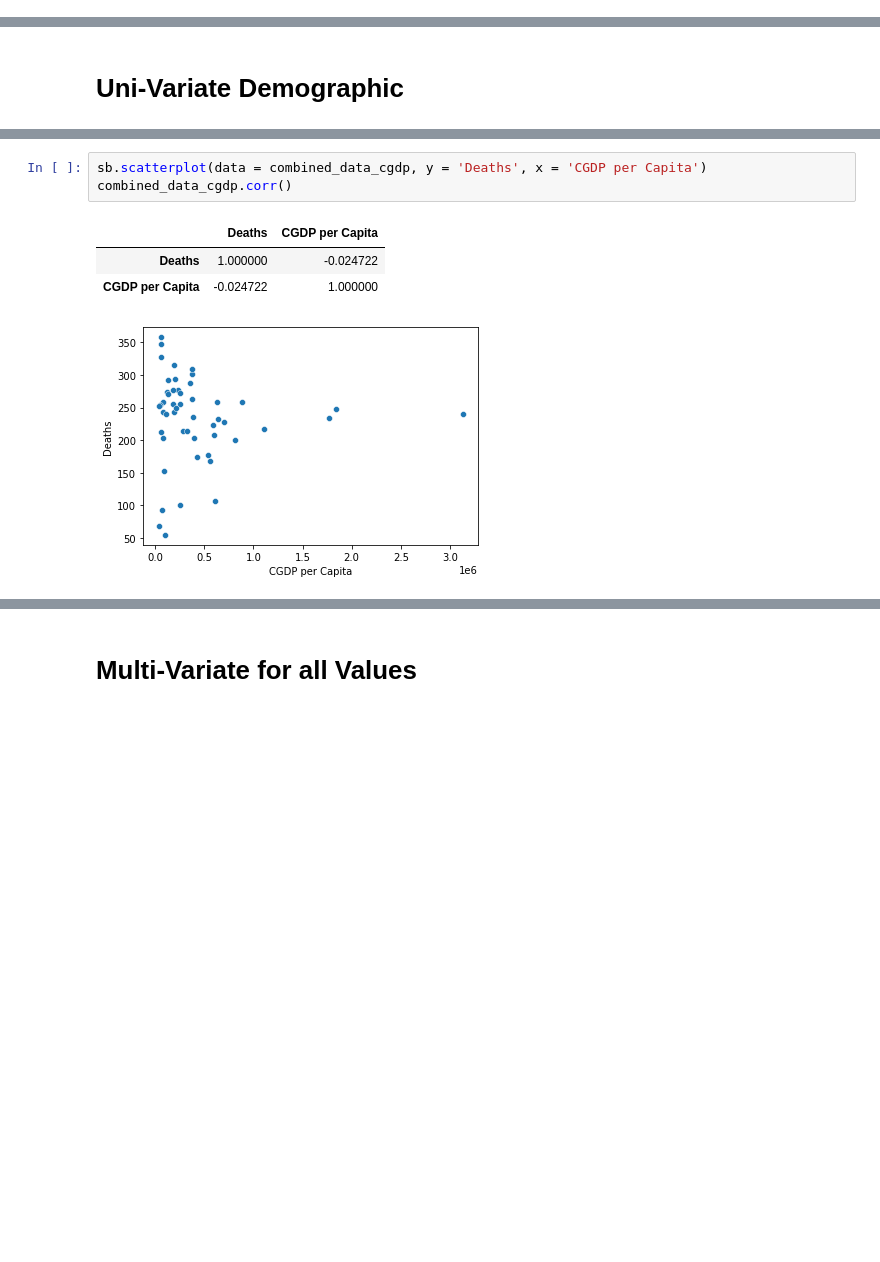
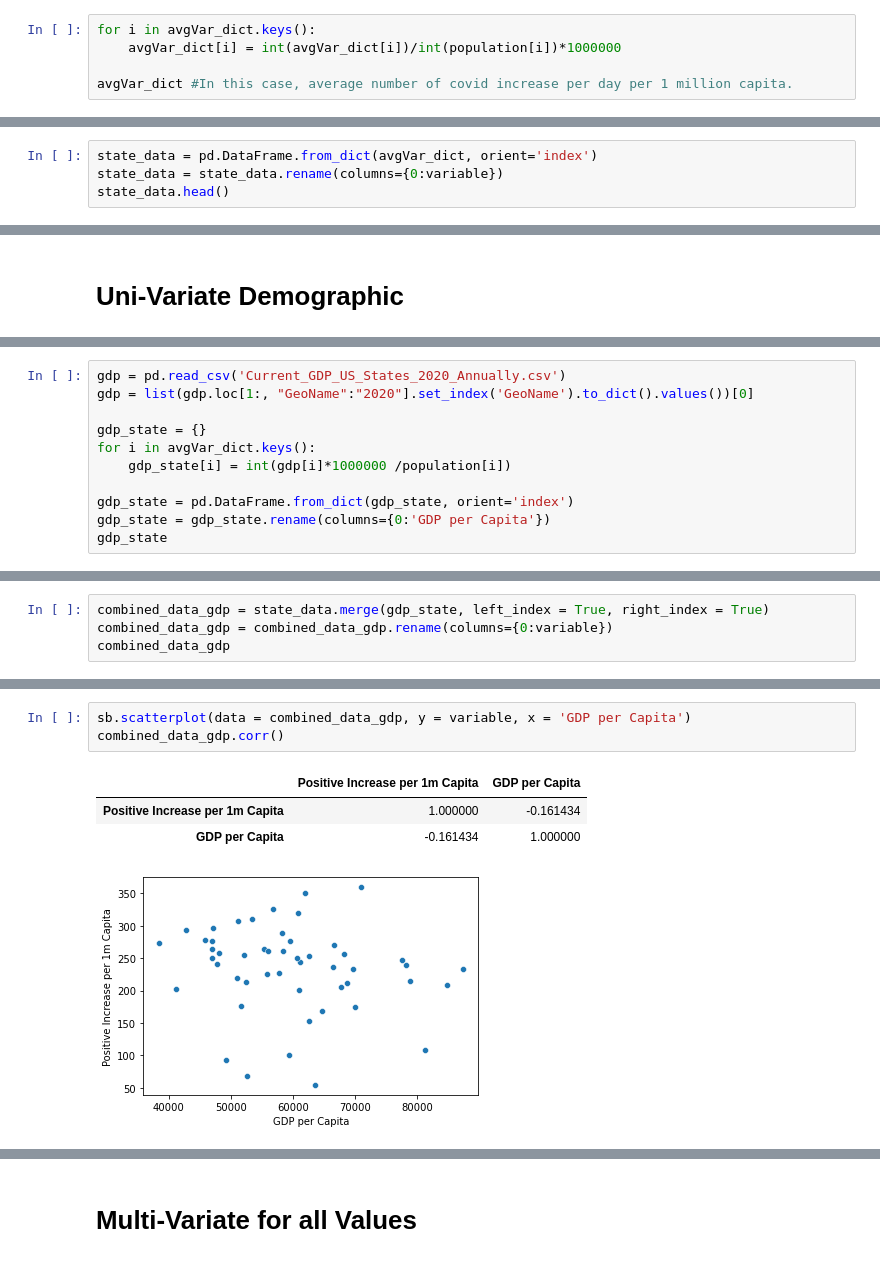
Before and after one commit to odinghosh/CE1115_project, a Jupyter notebook: CE1115_Project_060421_Main.ipynb, the cells around one changed output, grey strips where cells are left out. Cells and saved outputs as stored; diff of their text form; blank space fills up the shorter version.

```diff
--- a/CE1115_Project_060421_Main.ipynb
+++ b/CE1115_Project_060421_Main.ipynb
@@ -148,0 +205,5 @@ state_data = pd.DataFrame.from_dict(average_death_dict, orient='index')
+# %%
+for i in avgVar_dict.keys():
+    avgVar_dict[i] = int(avgVar_dict[i])/int(population[i])*1000000
+
+avgVar_dict #In this case, average number of covid increase per day per 1 million capita.
@@ -148,0 +228,4 @@ state_data = pd.DataFrame.from_dict(average_death_dict, orient='index')
+# %%
+state_data = pd.DataFrame.from_dict(avgVar_dict, orient='index')
+state_data = state_data.rename(columns={0:variable})
+state_data.head()
@@ -785,0 +838,11 @@ memory usage: 1.5+ KB
+# %%
+gdp = pd.read_csv('Current_GDP_US_States_2020_Annually.csv')
+gdp = list(gdp.loc[1:, "GeoName":"2020"].set_index('GeoName').to_dict().values())[0]
+
+gdp_state = {}
+for i in avgVar_dict.keys():
+    gdp_state[i] = int(gdp[i]*1000000 /population[i])
+
+gdp_state = pd.DataFrame.from_dict(gdp_state, orient='index')
+gdp_state = gdp_state.rename(columns={0:'GDP per Capita'})
+gdp_state
@@ -785,0 +867,4 @@ memory usage: 1.5+ KB
+# %%
+combined_data_gdp = state_data.merge(gdp_state, left_index = True, right_index = True)
+combined_data_gdp = combined_data_gdp.rename(columns={0:variable})
+combined_data_gdp
@@ -786,9 +889,9 @@ memory usage: 1.5+ KB
 # %%
-sb.scatterplot(data = combined_data_cgdp, y = 'Deaths', x = 'CGDP per Capita')
-combined_data_cgdp.corr()
+sb.scatterplot(data = combined_data_gdp, y = variable, x = 'GDP per Capita')
+combined_data_gdp.corr()
 # %% [output]
-|  | Deaths | CGDP per Capita |
-| Deaths | 1.000000 | -0.024722 |
-| CGDP per Capita | -0.024722 | 1.000000 |
+|  | Positive Increase per 1m Capita | GDP per Capita |
+| Positive Increase per 1m Capita | 1.000000 | -0.161434 |
+| GDP per Capita | -0.161434 | 1.000000 |
-[figure, old version]
+[figure, new version]
 # %%
```
Also changed, not shown: parts of 60 cells of this notebook.
